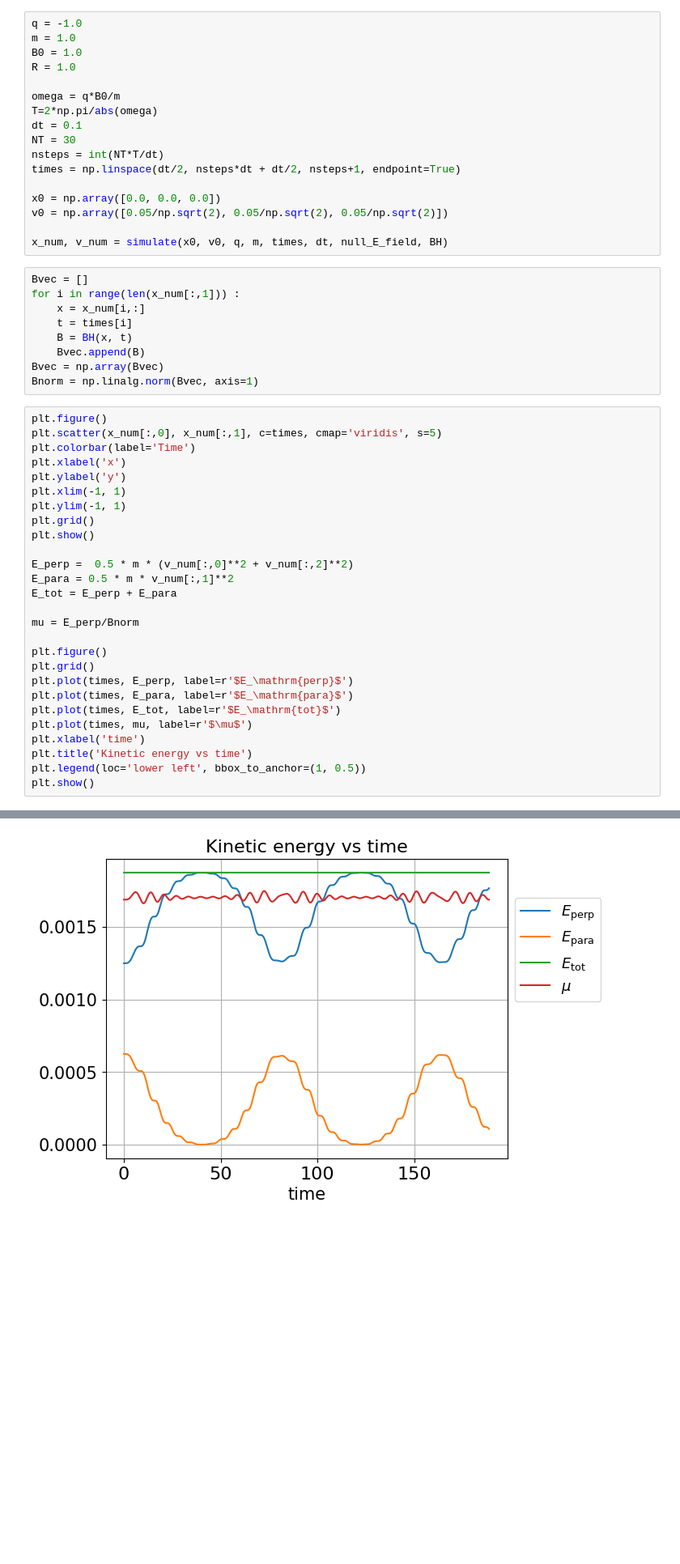
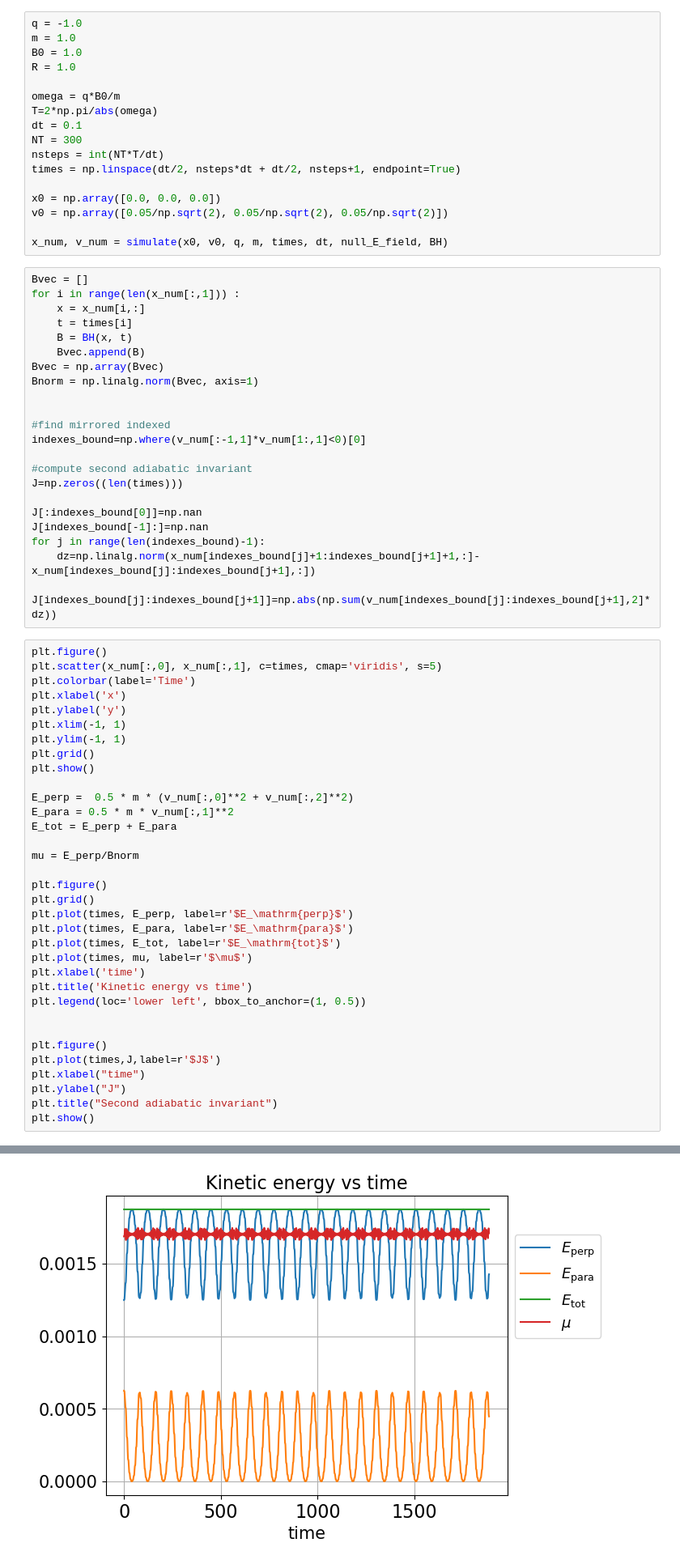
Before and after one commit to Sworzzy/PIC-PPF, a Jupyter notebook: main.ipynb, the cells around one changed output, grey strips where cells are left out. Shown at 81% size. Saved outputs shown, nothing was run; the diff lists cells and outputs as text; blank space fills up the shorter version.

```diff
--- a/main.ipynb
+++ b/main.ipynb
@@ -629,7 +629,7 @@ R = 1.0
 omega = q*B0/m
 T=2*np.pi/abs(omega)
 dt = 0.1
-NT = 30
+NT = 300
 nsteps = int(NT*T/dt)
 times = np.linspace(dt/2, nsteps*dt + dt/2, nsteps+1, endpoint=True)
 
@@ -646,6 +646,19 @@ for i in range(len(x_num[:,1])) :
     Bvec.append(B)
 Bvec = np.array(Bvec)
 Bnorm = np.linalg.norm(Bvec, axis=1)
+
+
+#find mirrored indexed
+indexes_bound=np.where(v_num[:-1,1]*v_num[1:,1]<0)[0]
+
+#compute second adiabatic invariant
+J=np.zeros((len(times)))
+
+J[:indexes_bound[0]]=np.nan
+J[indexes_bound[-1]:]=np.nan
+for j in range(len(indexes_bound)-1):
+    dz=np.linalg.norm(x_num[indexes_bound[j]+1:indexes_bound[j+1]+1,:]-x_num[indexes_bound[j]:indexes_bound[j+1],:])
+    J[indexes_bound[j]:indexes_bound[j+1]]=np.abs(np.sum(v_num[indexes_bound[j]:indexes_bound[j+1],2]*dz))
 # %%
 plt.figure()
 plt.scatter(x_num[:,0], x_num[:,1], c=times, cmap='viridis', s=5)
@@ -672,5 +685,12 @@ plt.plot(times, mu, label=r'$\mu$')
 plt.xlabel('time')
 plt.title('Kinetic energy vs time')
 plt.legend(loc='lower left', bbox_to_anchor=(1, 0.5))
+
+
+plt.figure()
+plt.plot(times,J,label=r'$J$')
+plt.xlabel("time")
+plt.ylabel("J")
+plt.title("Second adiabatic invariant")
 plt.show()
 # %% [output]
@@ -678 +698 @@ plt.show()
-[figure, old version]
+[figure, new version]
```
Also changed, not shown: parts of 10 cells of this notebook.
